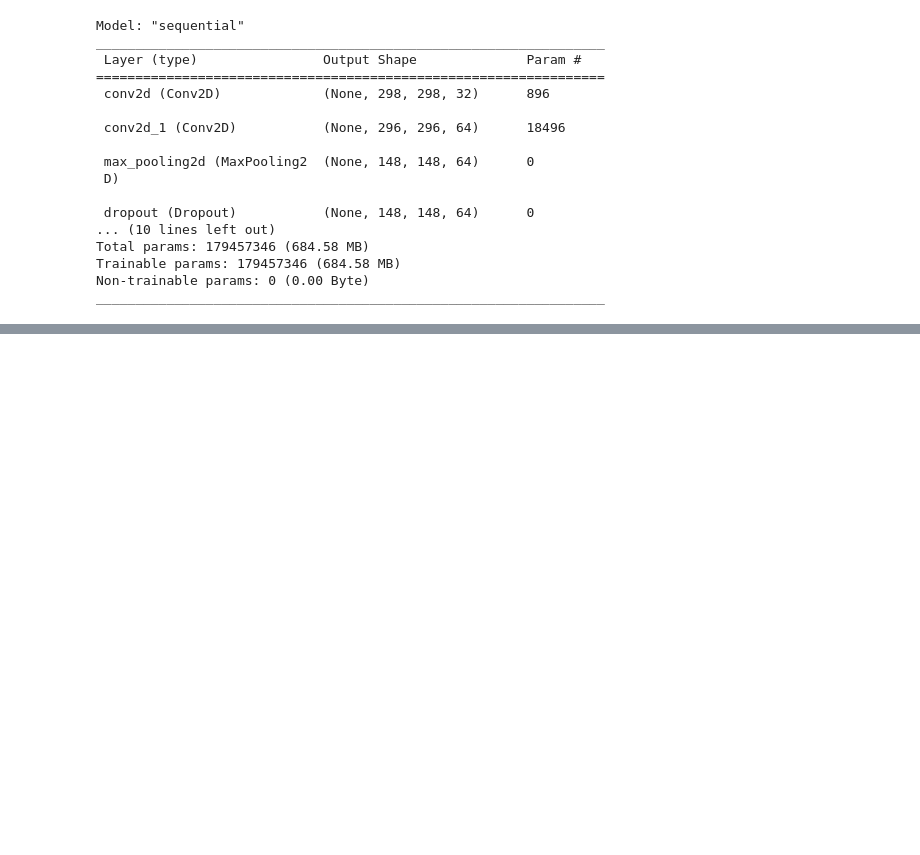
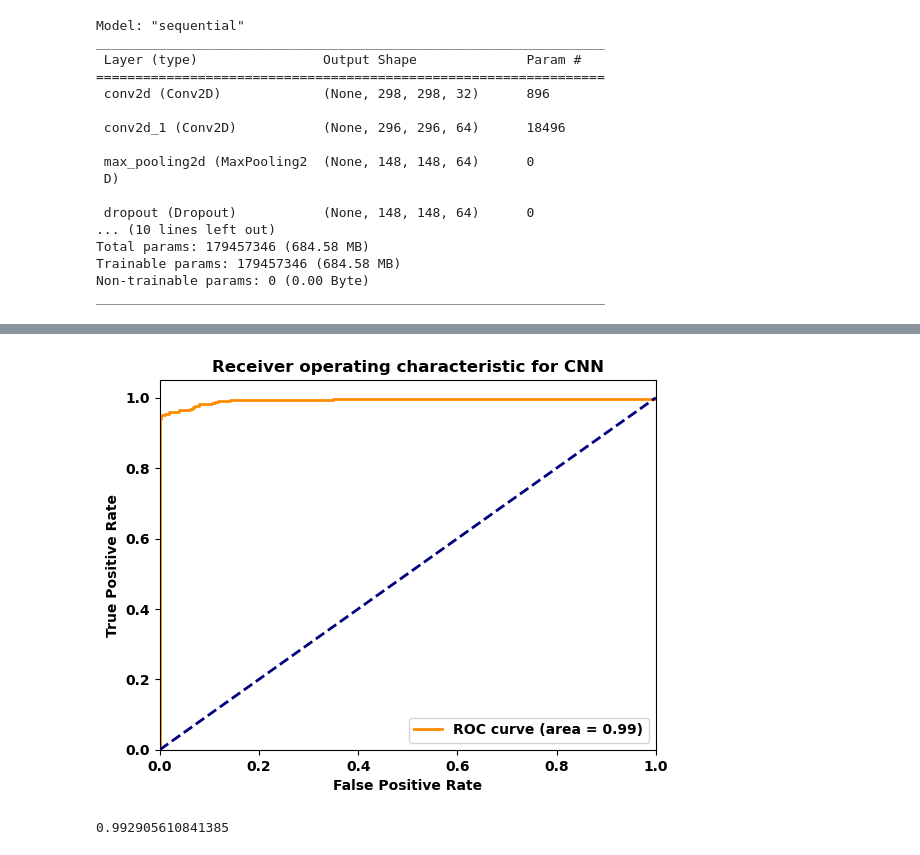
Before and after one commit to SriramSrinivas/SaltCreep, a Jupyter notebook: Saltcreep.ipynb, the cells around one changed output, grey strips where cells are left out. Cells and saved outputs as stored; diff of their text form; code cells hidden in the pictures; blank space fills up the shorter version.

```diff
--- a/Saltcreep.ipynb
+++ b/Saltcreep.ipynb
@@ -173,0 +233,31 @@ plt.show()
+# %%
+from sklearn.metrics import roc_curve
+from sklearn.metrics import auc
+from sklearn.metrics import roc_auc_score
+model.evaluate(validation_set)
+
+
+
+STEP_SIZE_TEST=validation_set.n//validation_set.batch_size
+validation_set.reset()
+preds=model.predict(validation_set)
+preds
+
+fpr, tpr, _ = roc_curve(validation_set.classes,  preds[:,1])
+roc_auc = auc(fpr, tpr)
+plt.figure()
+lw = 2
+plt.rcParams["font.weight"] = "bold"
+plt.rcParams["axes.labelweight"] = "bold"
+plt.plot(fpr, tpr, color='darkorange',
+lw=lw, label='ROC curve (area = %0.2f)' % roc_auc)
+plt.plot([0, 1], [0, 1], color='navy', lw=lw, linestyle='--')
+plt.xlim([0.0, 1.0])
+plt.ylim([0.0, 1.05])
+plt.xlabel('False Positive Rate')
+plt.ylabel('True Positive Rate')
+plt.title('Receiver operating characteristic for CNN',fontweight='bold')
+plt.legend(loc="lower right")
+plt.savefig('RocCNN.png')
+plt.show()
+# %% [output]
@@ -173,0 +266,5 @@ plt.show()
+[figure, added]
+# %%
+roc_auc_score(validation_set.classes, preds[:,1])
+# %% [output]
+0.992905610841385
```
Also changed, not shown: parts of 12 cells of this notebook.
